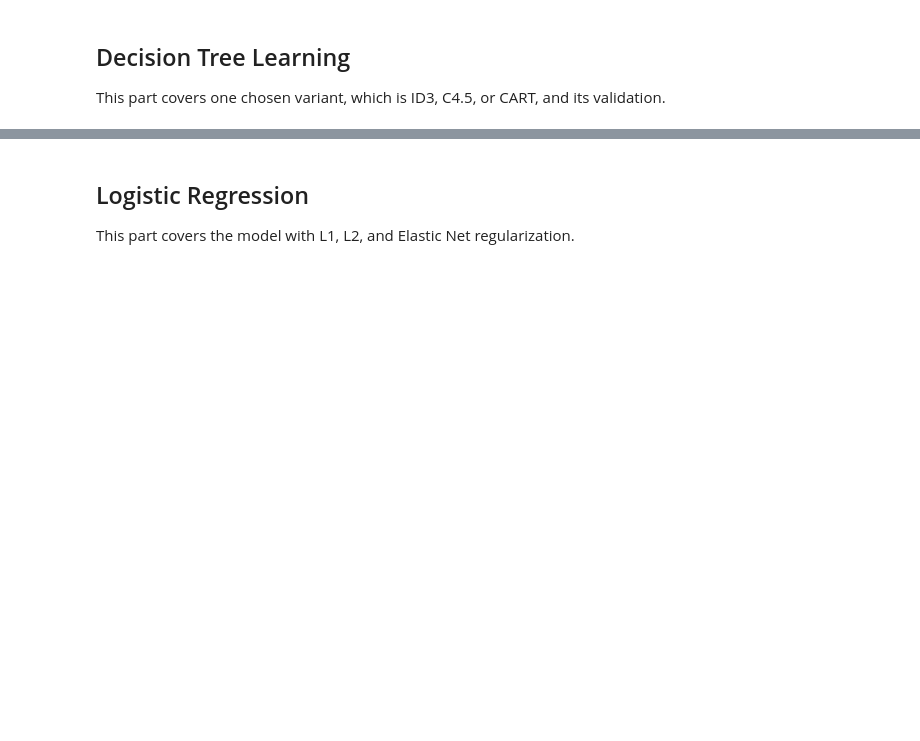
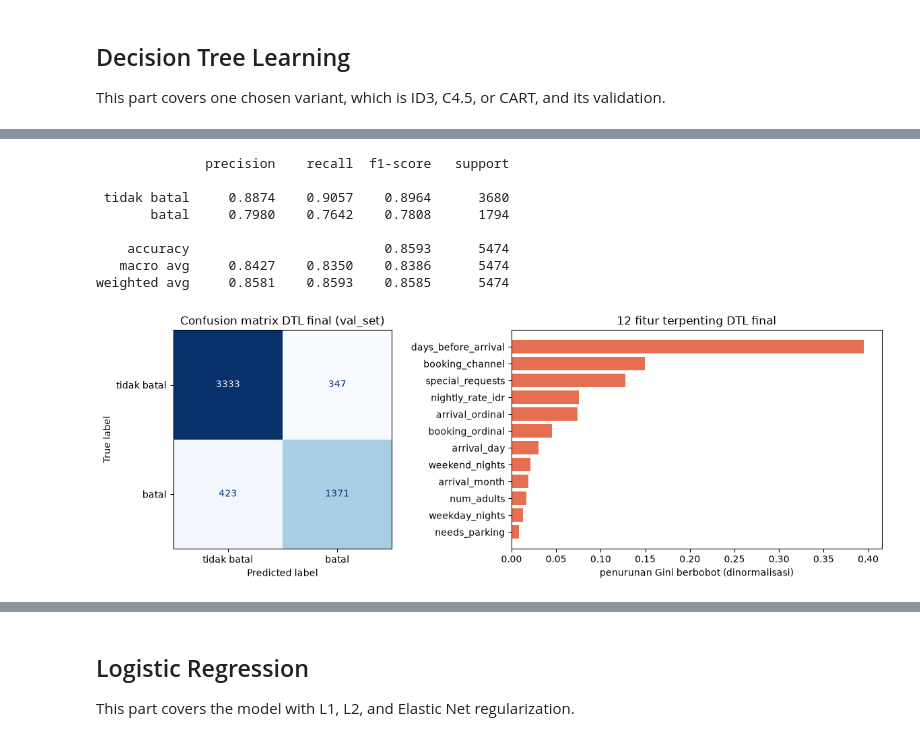
Before and after one commit to Alvacodee/IF3170_G13_brownbear, a Jupyter notebook: src/IF3170_G13_brownbear.ipynb, the cells around one changed output, grey strips where cells are left out. Drawn from its saved outputs; the diff is of its cells as text; code cells hidden in the pictures; blank space fills up the shorter version.

```diff
--- a/src/IF3170_G13_brownbear.ipynb
+++ b/src/IF3170_G13_brownbear.ipynb
@@ -771,0 +1025,26 @@ Pohon CART memilih percabangan yang menurunkan ketidakmurnian Gini. Fitur katego
+# %%
+# Evaluasi rinci DTL final pada val_set.
+print(classification_report(y_valid, dtl_val_pred, digits=4, target_names=['tidak batal', 'batal']))
+
+fig, (ax_cm, ax_imp) = plt.subplots(1, 2, figsize=(12, 4.2), gridspec_kw={'width_ratios': [1, 1.5]})
+ConfusionMatrixDisplay.from_predictions(y_valid, dtl_val_pred, display_labels=['tidak batal', 'batal'],
+                                        cmap='Blues', colorbar=False, ax=ax_cm)
+ax_cm.set_title('Confusion matrix DTL final (val_set)')
+importances = pd.Series(dtl_final.feature_importances_, index=dtl_final.feature_names_in_)
+importances = importances.sort_values().tail(12)
+ax_imp.barh(importances.index, importances.values, color='#e76f51')
+ax_imp.set_xlabel('penurunan Gini berbobot (dinormalisasi)')
+ax_imp.set_title('12 fitur terpenting DTL final')
+fig.tight_layout()
+fig.savefig(CFG.OUTPUT_DIR / 'dtl_evaluation.png', dpi=150, bbox_inches='tight')
+plt.show()
+# %% [output]
+              precision    recall  f1-score   support
+
+ tidak batal     0.8874    0.9057    0.8964      3680
+       batal     0.7980    0.7642    0.7808      1794
+
+    accuracy                         0.8593      5474
+   macro avg     0.8427    0.8350    0.8386      5474
+weighted avg     0.8581    0.8593    0.8585      5474
+[figure, added]
```
Also changed, not shown: parts of 30 cells of this notebook, 3 other files.
